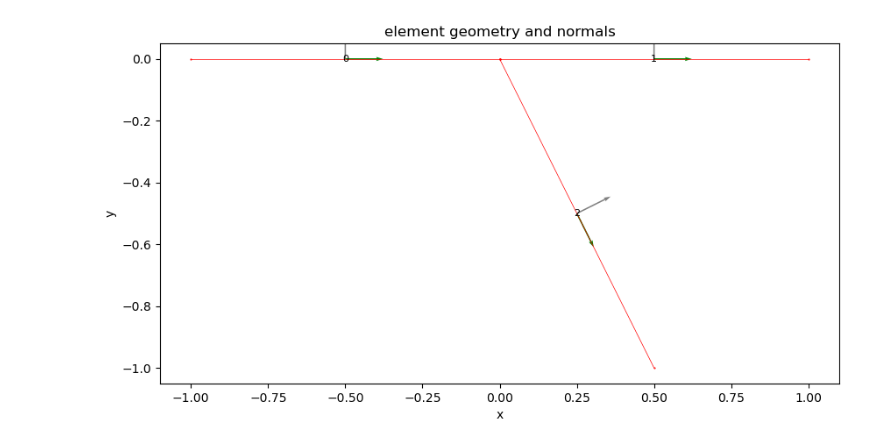
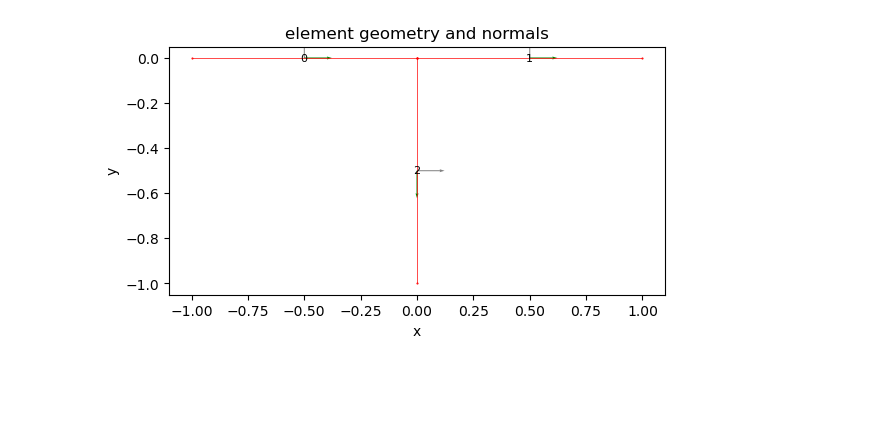
Before and after one commit to mallickrishg/bemcs, a Jupyter notebook: examples/examples_3_simpleintersectingfaults.ipynb, the cells around one changed output. Drawn from its saved outputs; the diff is of its cells as text; code cells hidden in the pictures; blank space fills up the shorter version.

```diff
--- a/examples/examples_3_simpleintersectingfaults.ipynb
+++ b/examples/examples_3_simpleintersectingfaults.ipynb
@@ -6,33 +6,37 @@ sys.path.append('../') # path to bemcs
 
 import bemcs
 import bemcs.kernels_stress_displacement as kernels
+
+def create_geometry(x1,x2,y1,y2):
+    elements = []
+    element = {}
+    for i in range(len(x1)):
+        element["x1"] = x1[i]
+        element["y1"] = y1[i]
+        element["x2"] = x2[i]
+        element["y2"] = y2[i]
+        elements.append(element.copy())
+    elements = bemcs.standardize_elements(elements)
+    return elements
 # %%
 # Elastic parameters
 mu = 1
 nu = 0.25
 
-
 x1 = np.array((-1.,0,0))
-x2 = np.array((0.,1.,0.5))
+x2 = np.array((0.,1.,0.))
 y1 = np.array((0.,0.,0.))
 y2 = np.array((0.,0.,-1.))
-n_elements = len(x1)
-elements = []
-element = {}
-for i in range(n_elements):
-    element["x1"] = x1[i]
-    element["y1"] = y1[i]
-    element["x2"] = x2[i]
-    element["y2"] = y2[i]
-    elements.append(element.copy())
 
-elements = bemcs.standardize_elements(elements)
-
+elements = create_geometry(x1,x2,y1,y2)
 n_elements = len(elements)
 
-plt.figure(figsize=(10,6))
+# slip vector
+slip_vector_x = np.array((1.,1.0,0.))
+slip_vector_y = np.array((0.,0.,1.0))
+
+plt.figure()
 bemcs.plot_element_geometry(elements)
-# plt.plot(elements_midpts[:,0],elements_midpts[:,1],'o')
 plt.show()
 # %% [output]
-[figure, old version]
+[figure, new version]
```
Also changed, not shown: parts of 5 cells of this notebook.
